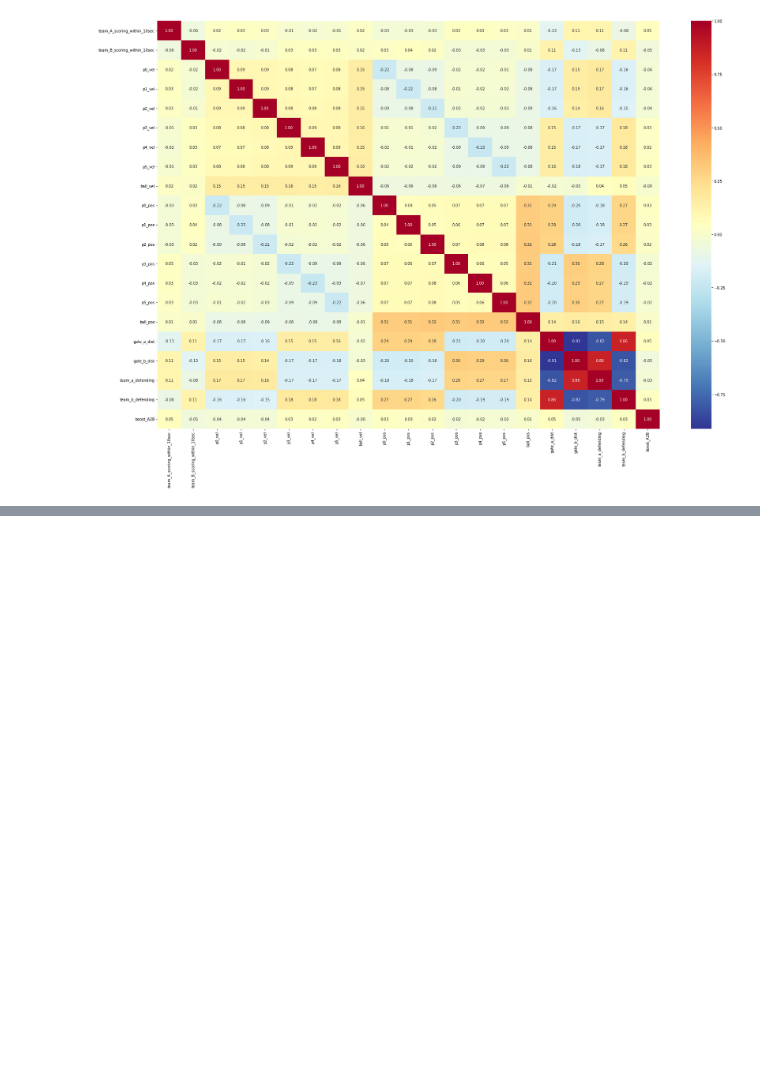
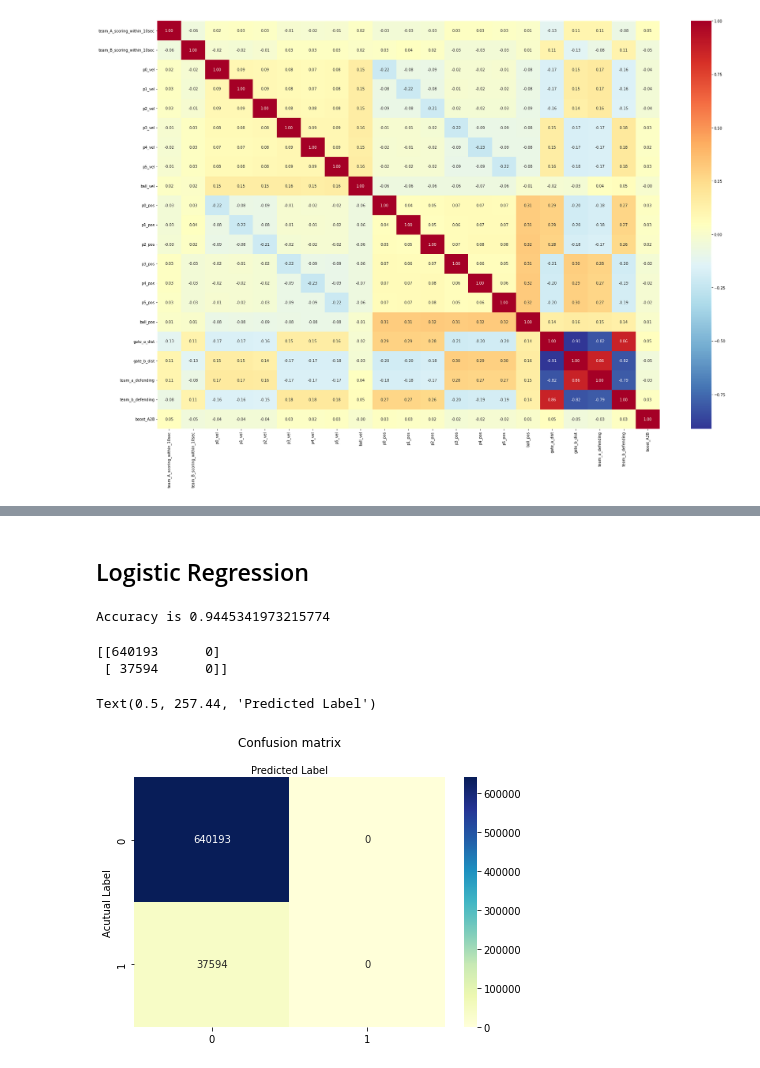
Before and after one commit to macorony/Machine_Learning_Playground, a Jupyter notebook: tps-oct-2022-feature-engineering.ipynb, the cells around one changed output, grey strips where cells are left out. Saved outputs shown, nothing was run; the diff lists cells and outputs as text; code cells hidden in the pictures; blank space fills up the shorter version.

```diff
--- a/tps-oct-2022-feature-engineering.ipynb
+++ b/tps-oct-2022-feature-engineering.ipynb
@@ -242,2 +248,35 @@ plt.show()
 1. to apply several basic supervised models.
 2. to practice cross validation.
+# %%
+# train test split
+X_train, X_test, y_train, y_test = train_test_split(train1.drop(columns=['team_A_scoring_within_10sec', 'team_B_scoring_within_10sec']), train1['team_A_scoring_within_10sec'], test_size=0.33, random_state=2)
+# %% [markdown]
+## Logistic Regression
+# %%
+logreg = LogisticRegression().fit(X_train, y_train)
+y_pred = logreg.predict(X_test)
+# %%
+print('Accuracy is', logreg.score(X_test, y_test))
+# %% [output]
+Accuracy is 0.9445341973215774
+# %%
+cnf_matrix = confusion_matrix(y_test, y_pred)
+print(cnf_matrix)
+# %% [output]
+[[640193      0]
+ [ 37594      0]]
+# %%
+class_names = [0,1]
+fig, ax = plt.subplots()
+tick_marks = np.arange(len(class_names))
+plt.xticks(tick_marks, class_names)
+plt.yticks(tick_marks, class_names)
+sns.heatmap(pd.DataFrame(cnf_matrix), annot=True, cmap='YlGnBu', fmt='g')
+ax.xaxis.set_label_position('top')
+plt.tight_layout()
+plt.title('Confusion matrix', y=1.1)
+plt.ylabel('Acutual Label')
+plt.xlabel('Predicted Label')
+# %% [output]
+Text(0.5, 257.44, 'Predicted Label')
+[figure, added]
```
Also changed, not shown: parts of 14 cells of this notebook.
